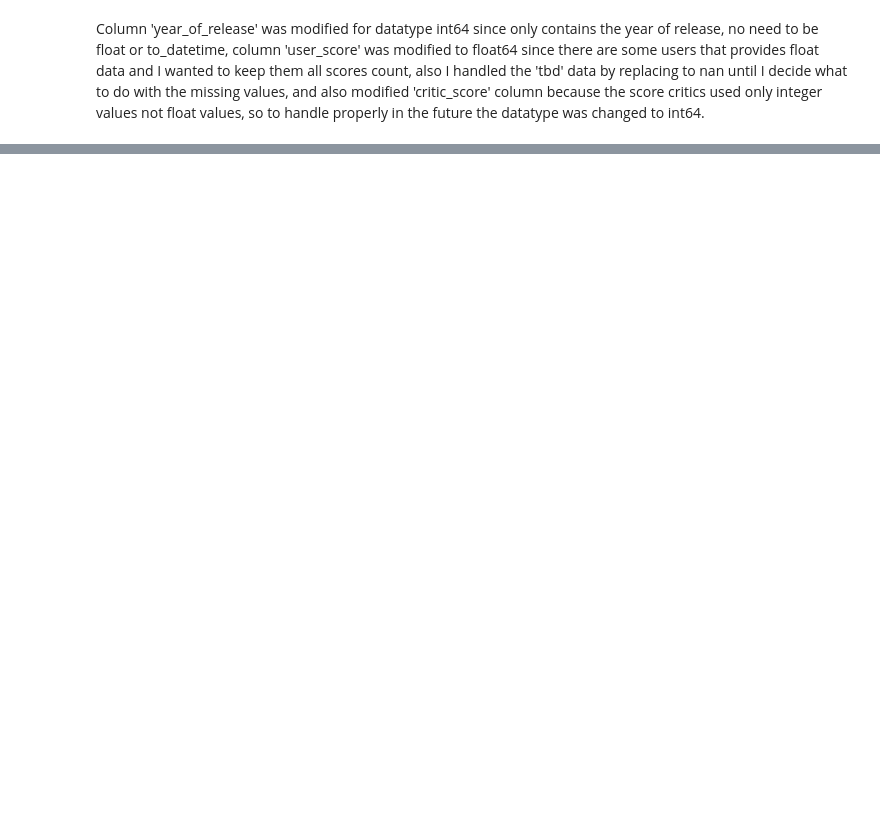
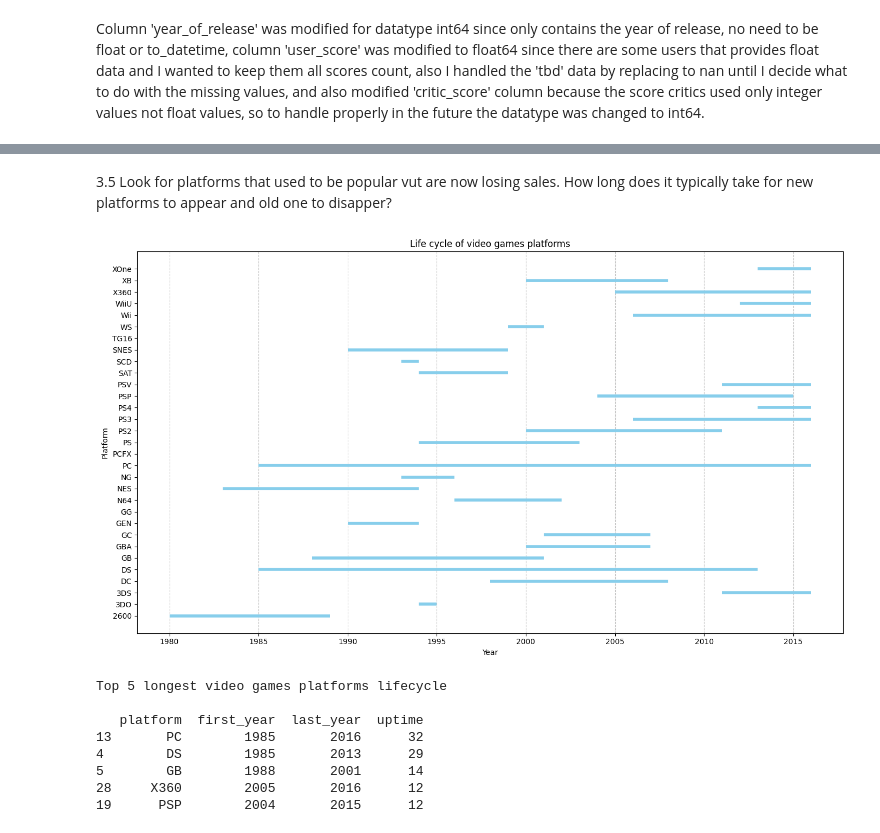
Before and after one commit to jovanespinosa108/DS-project-6, a Jupyter notebook: project_spring_6.ipynb, the cells around one changed output, grey strips where cells are left out. Drawn from its saved outputs; the diff is of its cells as text; code cells hidden in the pictures; blank space fills up the shorter version.

```diff
--- a/project_spring_6.ipynb
+++ b/project_spring_6.ipynb
@@ -144,0 +298,36 @@ display(games_df.head())
+# %% [markdown]
+3.5 Look for platforms that used to be popular vut are now losing sales. How long does it typically take for new platforms to appear and old one to disapper?
+# %%
+plt.figure(figsize=(14,8))
+
+for i, row in platform_lifecycle.iterrows():
+    plt.hlines(
+        y=row['platform'],
+        xmin=row['first_year'],
+        xmax=row['last_year'],
+        color='skyblue',
+        linewidth=4
+    )
+
+plt.title("Life cycle of video games platforms")
+plt.xlabel('Year')
+plt.ylabel('Platform')
+plt.grid(axis='x', linestyle='--', alpha=0.7)
+plt.tight_layout()
+plt.show()
+
+# Top 5 longest video games platforms lifecycle
+longest=platform_lifecycle.sort_values(by='uptime', ascending=False).head(5)
+
+print('\nTop 5 longest video games platforms lifecycle\n')
+print(longest[['platform', 'first_year', 'last_year', 'uptime']])
+# %% [output]
+[figure, added]
+Top 5 longest video games platforms lifecycle
+
+   platform  first_year  last_year  uptime
+13       PC        1985       2016      32
+4        DS        1985       2013      29
+5        GB        1988       2001      14
+28     X360        2005       2016      12
+19      PSP        2004       2015      12
```
Also changed, not shown: parts of 53 cells of this notebook.
